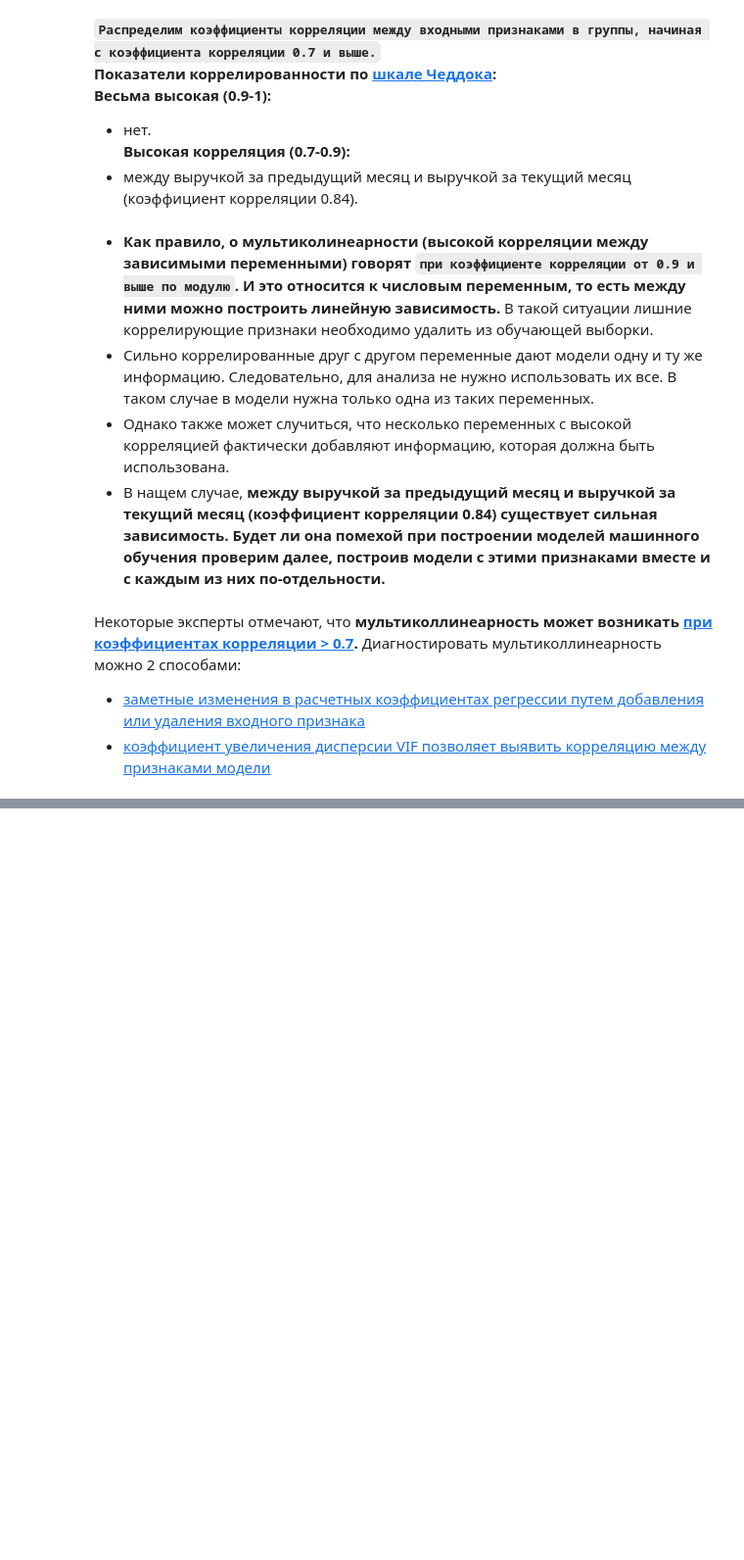
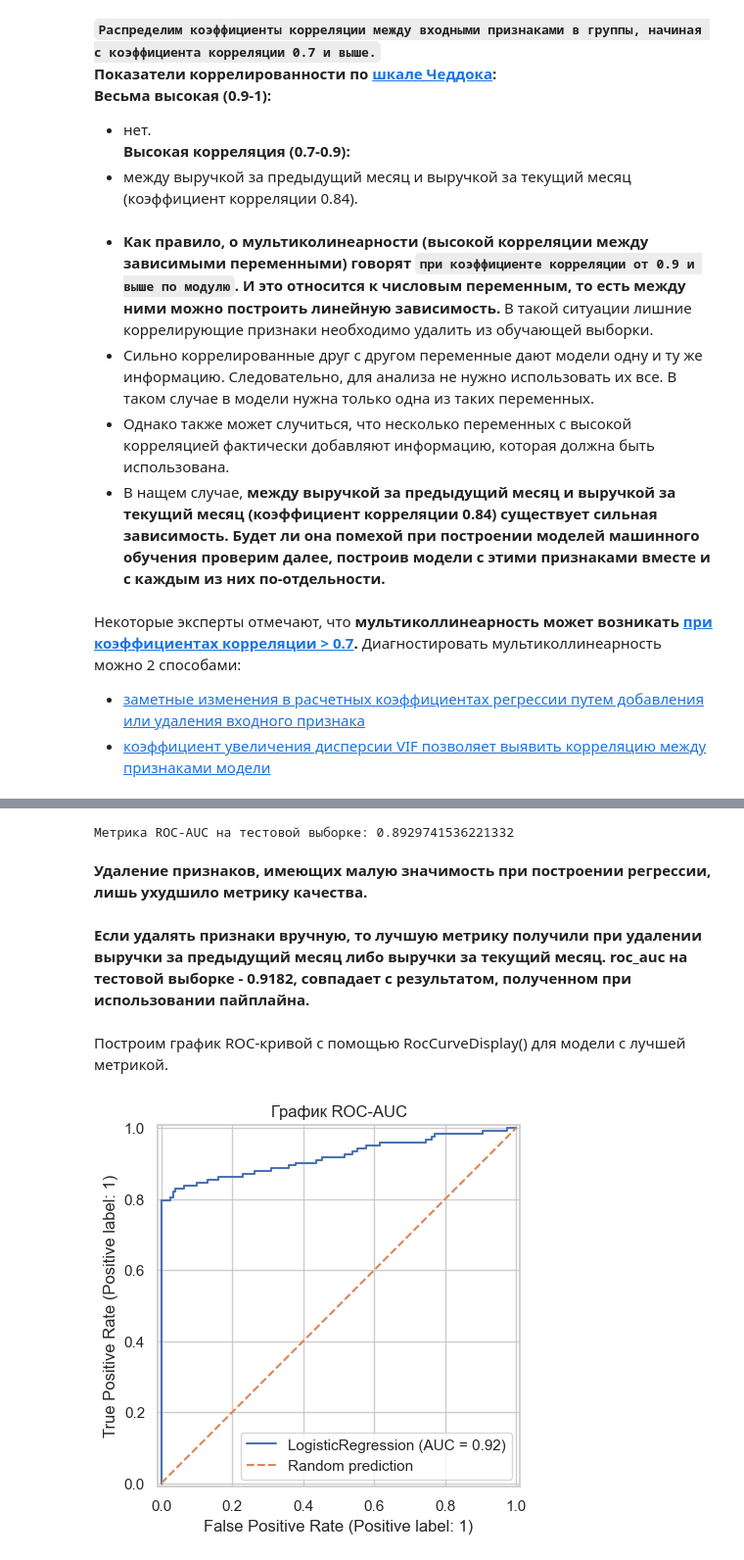
Before and after one commit to Kelena82/personalized_offers, a Jupyter notebook: one_click_ready.ipynb, the cells around one changed output, grey strips where cells are left out. Shown at 98% size. Saved outputs shown, nothing was run; the diff lists cells and outputs as text; code cells hidden in the pictures; blank space fills up the shorter version.

Commit message:
Построить модели с использованием пайплайнов

```diff
--- a/one_click_ready.ipynb
+++ b/one_click_ready.ipynb
@@ -2214,0 +2222,4 @@ sns.heatmap(market_file.drop(columns='акционные_покупки_кате
+# %%
+# выделение входных признаков X и целевого признака y
+X = market_file.drop([target, 'акционные_покупки_категории'], axis=1)
+y = market_file[target]
@@ -2214,0 +2294,9 @@ sns.heatmap(market_file.drop(columns='акционные_покупки_кате
+# %%
+# создайте экземпляр класса LabelEncoder для кодирования целевого признака
+label_encoder = LabelEncoder()
+
+# обучите модель и трансформируйте тренировочную выборку
+y_train = label_encoder.fit_transform(y_train)
+
+# трансформируем тестовую выборку
+y_test = label_encoder.transform(y_test)
@@ -2214,0 +2460,21 @@ sns.heatmap(market_file.drop(columns='акционные_покупки_кате
+# %%
+'''
+Пайплайн data_preprocessor применяется к тренировочной и тестовой выборкам.
+1. Пайплайн data_preprocessor применяется к выборке X_train.
+2. Затем обученный на тренировочных данных data_preprocessor применяется к выборке X_test.
+3. Для обеих выборок создаём датафрейм с обозначением названия признаков после подготовки.
+
+Название признаков выводим с помощью команды get_feature_names_out()
+Эту и другие команды можно посмотреть в документации
+https://scikit-learn.org/stable/modules/generated/sklearn.pipeline.Pipeline.html
+'''
+
+X_train_p = pd.DataFrame(
+    data_preprocessor.fit_transform(X_train),
+    columns=data_preprocessor.get_feature_names_out()
+)
+
+X_test_p = pd.DataFrame(
+    data_preprocessor.transform(X_test),
+    columns=data_preprocessor.get_feature_names_out()
+)
@@ -2214,0 +2604,27 @@ sns.heatmap(market_file.drop(columns='акционные_покупки_кате
+# %%
+model = LogisticRegression(penalty='l1', C=0.8, random_state=42, solver='saga')
+# используем результаты промежуточного пайплайна data_preprocessor
+model = model.fit(X_train_p.drop(del_feature, axis=1), y_train)
+y_test_proba_del_prev = model.predict_proba(X_test_p.drop(del_feature, axis=1))[:,1]
+print(f'Метрика ROC-AUC на тестовой выборке: {roc_auc_score(y_test, y_test_proba_del_prev)}')
+# %% [output]
+Метрика ROC-AUC на тестовой выборке: 0.8929741536221332
+# %% [markdown]
+**Удаление признаков, имеющих малую значимость при построении регрессии, лишь ухудшило метрику качества.**
+# %% [markdown]
+**Если удалять признаки вручную, то лучшую метрику получили при удалении выручки за предыдущий месяц либо выручки за текущий месяц. roc_auc на тестовой выборке - 0.9182, совпадает с результатом, полученном при использовании пайплайна.**
+# %% [markdown]
+Построим график ROC-кривой с помощью RocCurveDisplay() для модели с лучшей метрикой.
+# %%
+# обучаем модель, удалив из подготовленных данных (данные отмасштабированы, закодированы) признак с выручкой за предыдущий период
+model = LogisticRegression(penalty='l1', C=0.8, random_state=42, solver='saga')
+model = model.fit(X_train_p, y_train)
+
+# выведите на экран ROC-кривую методом from_estimator()
+RocCurveDisplay.from_estimator(model, X_test_p, y_test)
+plt.plot([0,1], [0,1], linestyle='dashed', label='Random prediction')
+plt.title("График ROC-AUC")
+plt.legend()
+plt.show()
+# %% [output]
+[figure, added]
```
Also changed, not shown: parts of 84 cells of this notebook.
